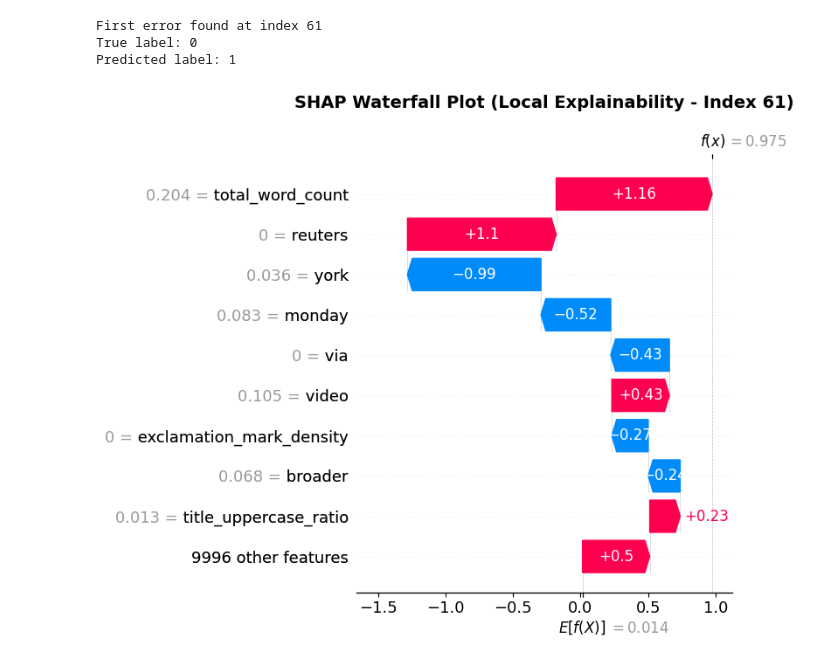
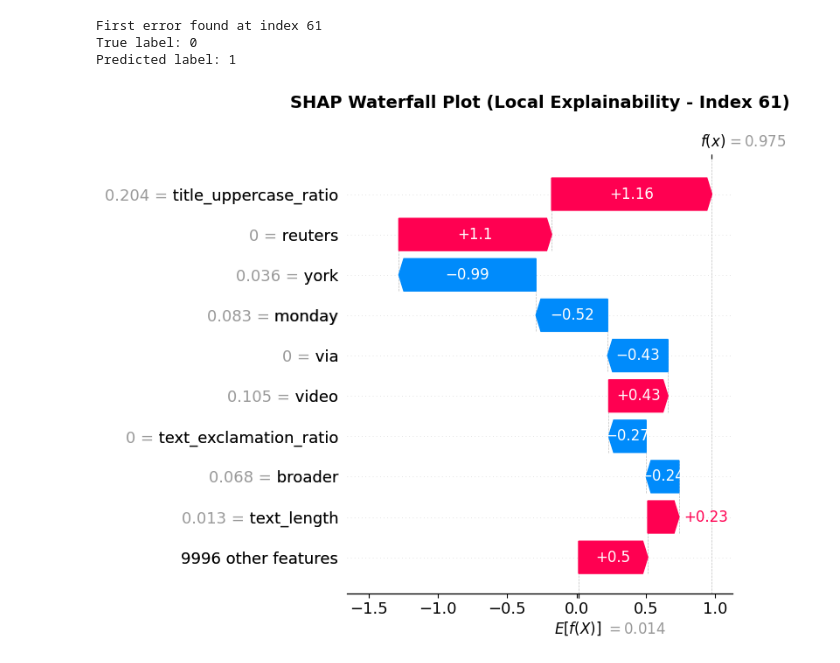
Before and after one commit to jackomazi/data-mining-and-machine-learning-project, a Jupyter notebook: fake_news_analysis_final.ipynb, the cells around one changed output. Saved outputs shown, nothing was run; the diff lists cells and outputs as text; code cells hidden in the pictures.

```diff
--- a/fake_news_analysis_final.ipynb
+++ b/fake_news_analysis_final.ipynb
@@ -1113,27 +1113,27 @@ Predicted label: 1
 # %%
 tfidf = joblib.load(f"{directory}tfidf_vectorizer.pkl")
 feature_names = list(tfidf.get_feature_names_out())
 
 stylometric_names = [
-    "title_uppercase_ratio",
-    "total_word_count",
-    "spelling_error_rate",
-    "exclamation_mark_density",
-    "question_mark_density"
+    'text_length',
+    'title_uppercase_ratio',
+    'title_exclamation_ratio',
+    'text_exclamation_ratio',
+    'spelling_errors_ratio'
 ]
 
 all_feature_names = feature_names + stylometric_names
 
 X_test_df = pd.DataFrame(X_test_final.toarray(), columns=all_feature_names)
 explainer = shap.TreeExplainer(final_model)
 shap_values = explainer(X_test_df)
 
 chosen_index = 61
 plt.figure(figsize=(10, 6))
 shap.plots.waterfall(shap_values[chosen_index], show=False)
 plt.title(f"SHAP Waterfall Plot (Local Explainability - Index {chosen_index})", fontsize=14, fontweight="bold", pad=20)
 plt.tight_layout()
 plt.savefig(f"LightGBMLocalWrong.png", dpi=300, bbox_inches="tight")
 plt.show()
 # %% [output]
-[figure, old version]
+[figure, new version]
```
Also changed, not shown: parts of 1 cell of this notebook, 4 other files.
